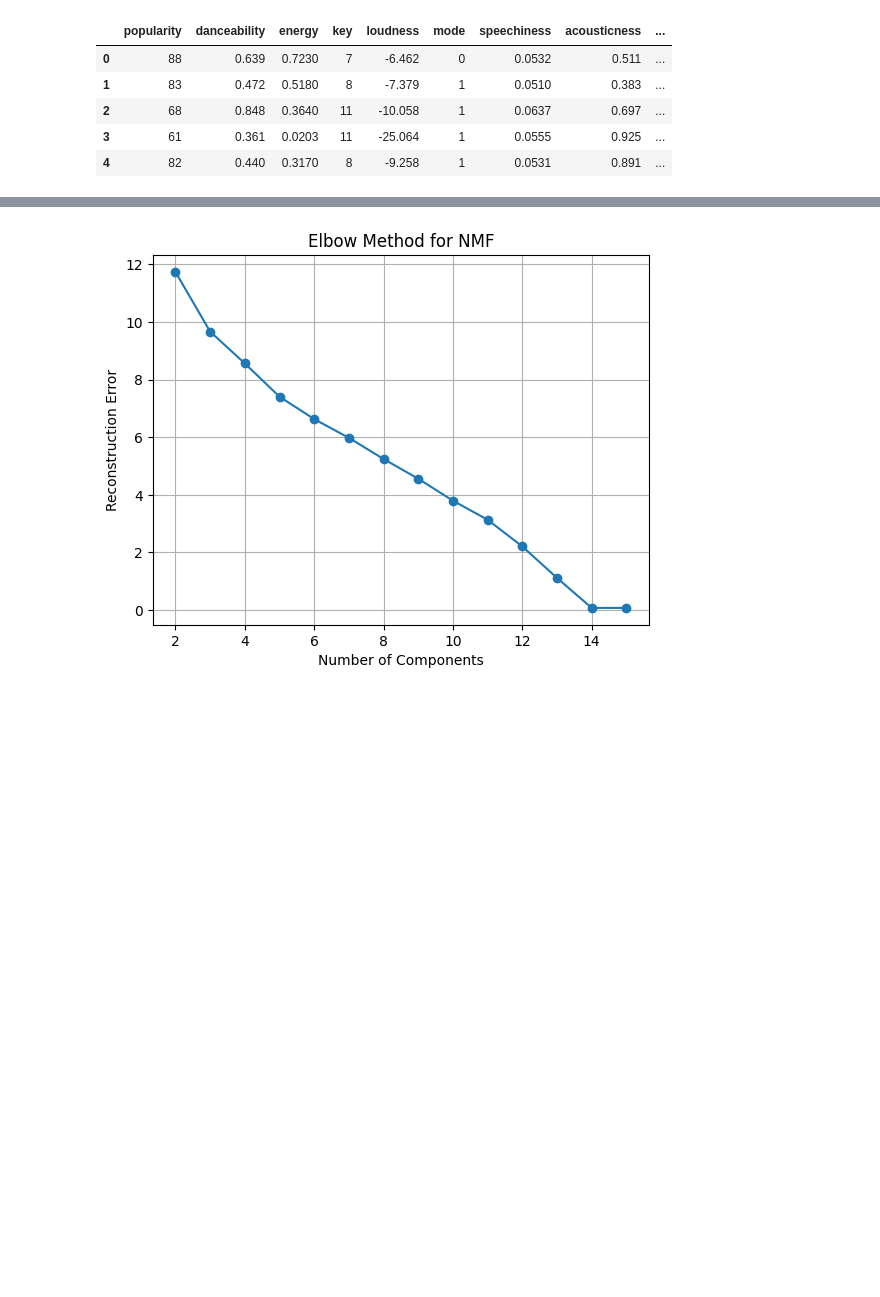
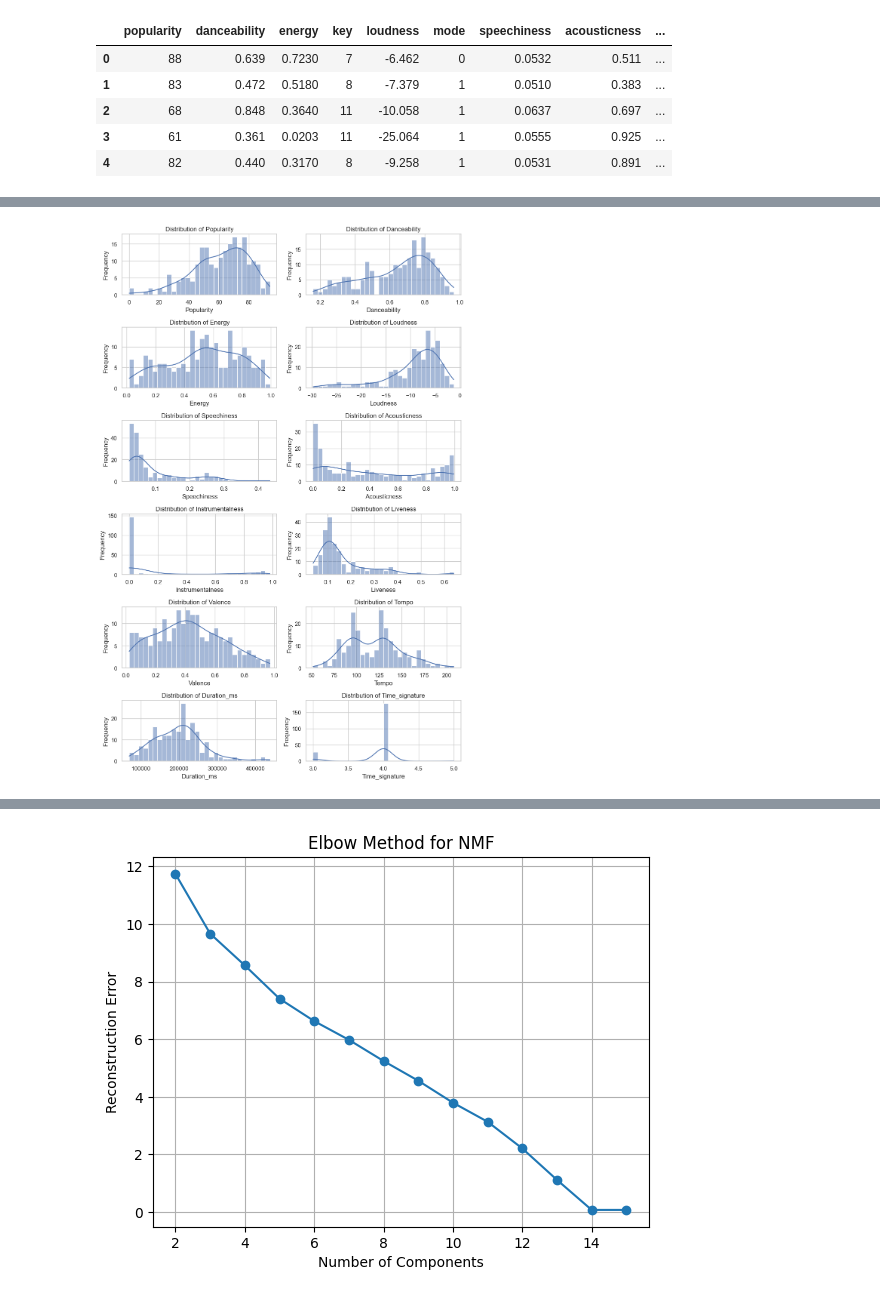
Before and after one commit to bsraya/data-science-portfolio, a Jupyter notebook: nmf.ipynb, the cells around one changed output, grey strips where cells are left out. Drawn from its saved outputs; the diff is of its cells as text; code cells hidden in the pictures; blank space fills up the shorter version.

```diff
--- a/nmf.ipynb
+++ b/nmf.ipynb
@@ -36,0 +46,22 @@ df.head()
+# %%
+sns.set_style("whitegrid")
+
+# List of continuous attributes to plot
+continuous_attributes = ['popularity', 'danceability', 'energy', 'loudness',
+                         'speechiness', 'acousticness', 'instrumentalness',
+                         'liveness', 'valence', 'tempo', 'duration_ms', 'time_signature']
+
+# Creating a grid of distribution plots
+fig, axes = plt.subplots(nrows=6, ncols=2, figsize=(10, 15))
+axes = axes.flatten()  # Flatten the matrix of axes to easily iterate over it
+
+for i, attr in enumerate(continuous_attributes):
+    sns.histplot(df[attr], bins=30, ax=axes[i], kde=True)
+    axes[i].set_title(f'Distribution of {attr.capitalize()}')
+    axes[i].set_xlabel(attr.capitalize())
+    axes[i].set_ylabel('Frequency')
+
+plt.tight_layout()
+plt.show()
+# %% [output]
+[figure, added]
```
Also changed, not shown: parts of 23 cells of this notebook, 1 other file.
